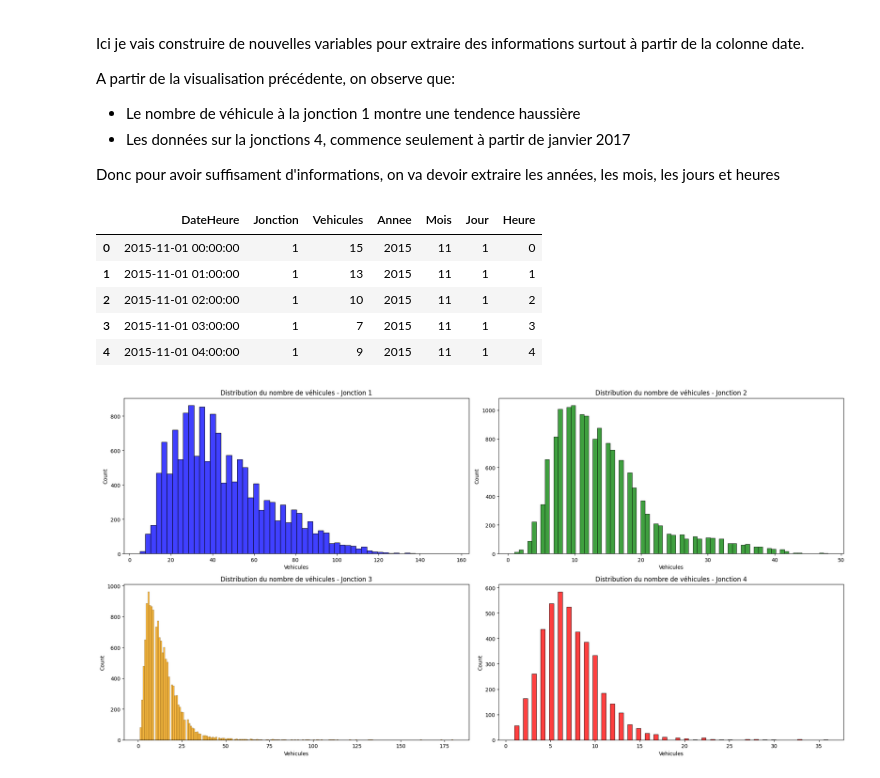
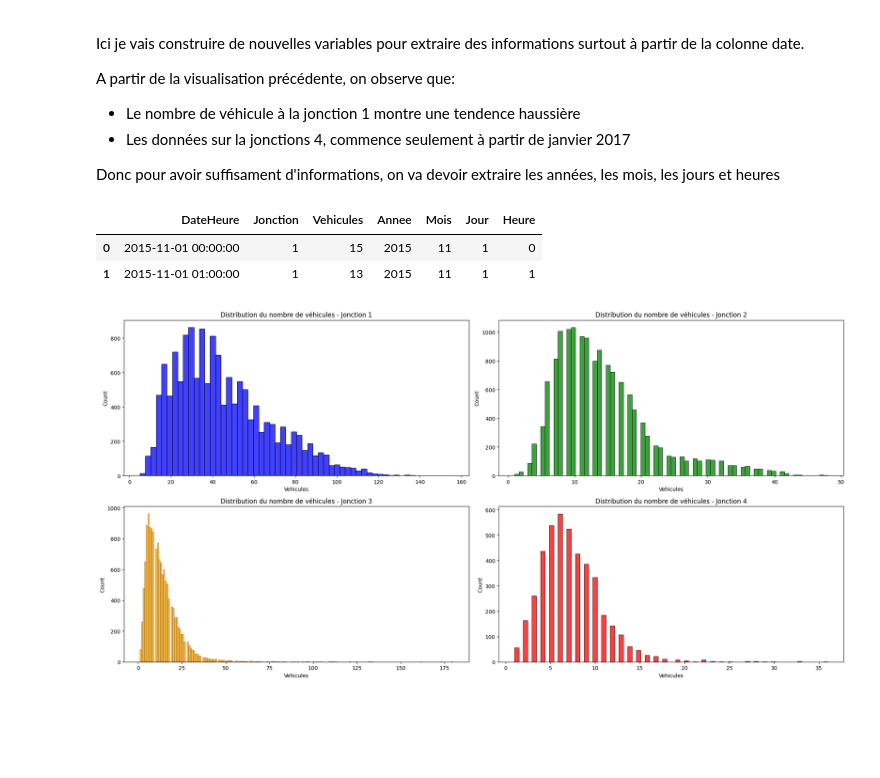
Before and after one commit to Katchoou/Estimation-du-traffic-routier---ATUT2025, a Jupyter notebook: notebook.ipynb, the cells around one changed output. Cells and saved outputs as stored; diff of their text form; code cells hidden in the pictures; blank space fills up the shorter version.

```diff
--- a/notebook.ipynb
+++ b/notebook.ipynb
@@ -94,17 +102,14 @@ Donc pour avoir suffisament d'informations, on va devoir extraire les années, l
 # %%
 new_data["Annee"] = pd.to_datetime(new_data["DateHeure"]).dt.year
 new_data["Mois"] = pd.to_datetime(new_data["DateHeure"]).dt.month
 new_data["Jour"] = pd.to_datetime(new_data["DateHeure"]).dt.day
 new_data["Heure"] = pd.to_datetime(new_data["DateHeure"]).dt.hour
 
-new_data.head()
+new_data.head(2)
 # %% [output]
 |  | DateHeure | Jonction | Vehicules | Annee | Mois | Jour | Heure |
 | 0 | 2015-11-01 00:00:00 | 1 | 15 | 2015 | 11 | 1 | 0 |
 | 1 | 2015-11-01 01:00:00 | 1 | 13 | 2015 | 11 | 1 | 1 |
-| 2 | 2015-11-01 02:00:00 | 1 | 10 | 2015 | 11 | 1 | 2 |
-| 3 | 2015-11-01 03:00:00 | 1 | 7 | 2015 | 11 | 1 | 3 |
-| 4 | 2015-11-01 04:00:00 | 1 | 9 | 2015 | 11 | 1 | 4 |
 # %%
 # Verifions la distribution du nombre de vehicules par jonctions
 fig, ax = plt.subplots(2, 2, figsize=(20, 10))
```
Also changed, not shown: parts of 15 cells of this notebook.
